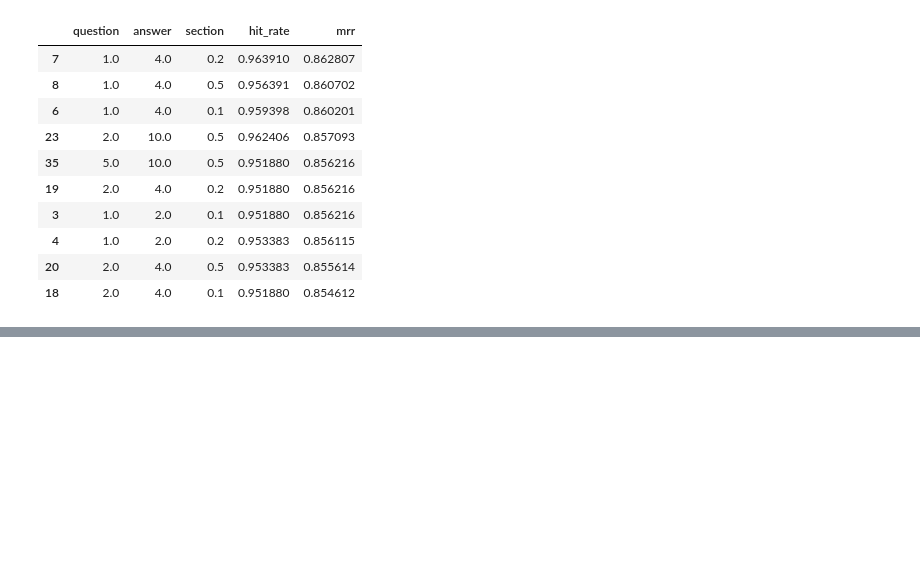
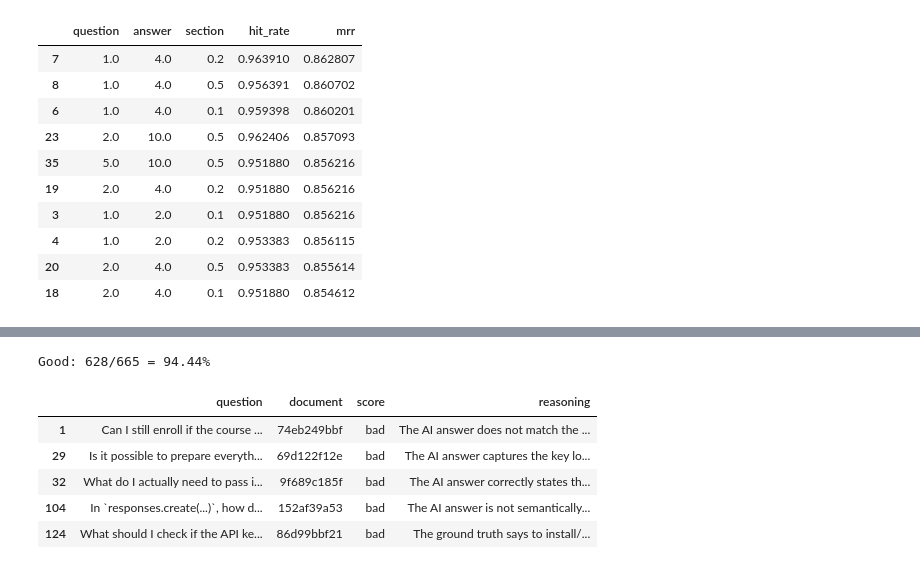
Before and after one commit to bastien-winant/llm-zoomcamp, a Jupyter notebook: 04-evaluation/notebook.ipynb, the cells around one changed output, grey strips where cells are left out. Cells and saved outputs as stored; diff of their text form; code cells hidden in the pictures; blank space fills up the shorter version.

Commit message:
agent evaluation

```diff
--- a/04-evaluation/notebook.ipynb
+++ b/04-evaluation/notebook.ipynb
@@ -390,0 +495,43 @@ df_results.sort_values("mrr", ascending=False).head(10)
+# %%
+def judge_record(rec):
+	eval_result, usage = evaluate_aqa(
+		question=rec["question"],
+		answer_orig=rec["answer_orig"],
+		answer_llm=rec["answer_llm"]
+	)
+
+	result = {
+		"question": rec["question"],
+		"document": rec["document"],
+		"score": eval_result.score,
+		"reasoning": eval_result.reasoning,
+	}
+
+	return result, usage
+# %%
+with ThreadPoolExecutor(max_workers=6) as pool:
+	results = map_progress(pool, answers, judge_record)
+# %%
+evaluations = []
+usages = []
+
+for evaluation, usage in results:
+	evaluations.append(evaluation)
+	usages.append(usage)
+# %%
+df_eval = pd.DataFrame(evaluations)
+# %%
+good_count = (df_eval["score"] == "good").sum()
+total_count = len(df_eval)
+print(f"Good: {good_count}/{total_count} = {good_count/total_count:.2%}")
+# %% [output]
+Good: 628/665 = 94.44%
+# %%
+df_eval[df_eval["score"] == "bad"].head()
+# %% [output]
+|  | question | document | score | reasoning |
+| 1 | Can I still enroll if the course ... | 74eb249bbf | bad | The AI answer does not match the ... |
+| 29 | Is it possible to prepare everyth... | 69d122f12e | bad | The AI answer captures the key lo... |
+| 32 | What do I actually need to pass i... | 9f689c185f | bad | The AI answer correctly states th... |
+| 104 | In `responses.create(...)`, how d... | 152af39a53 | bad | The AI answer is not semantically... |
+| 124 | What should I check if the API ke... | 86d99bbf21 | bad | The ground truth says to install/... |
```
Also changed, not shown: parts of 13 cells of this notebook.
